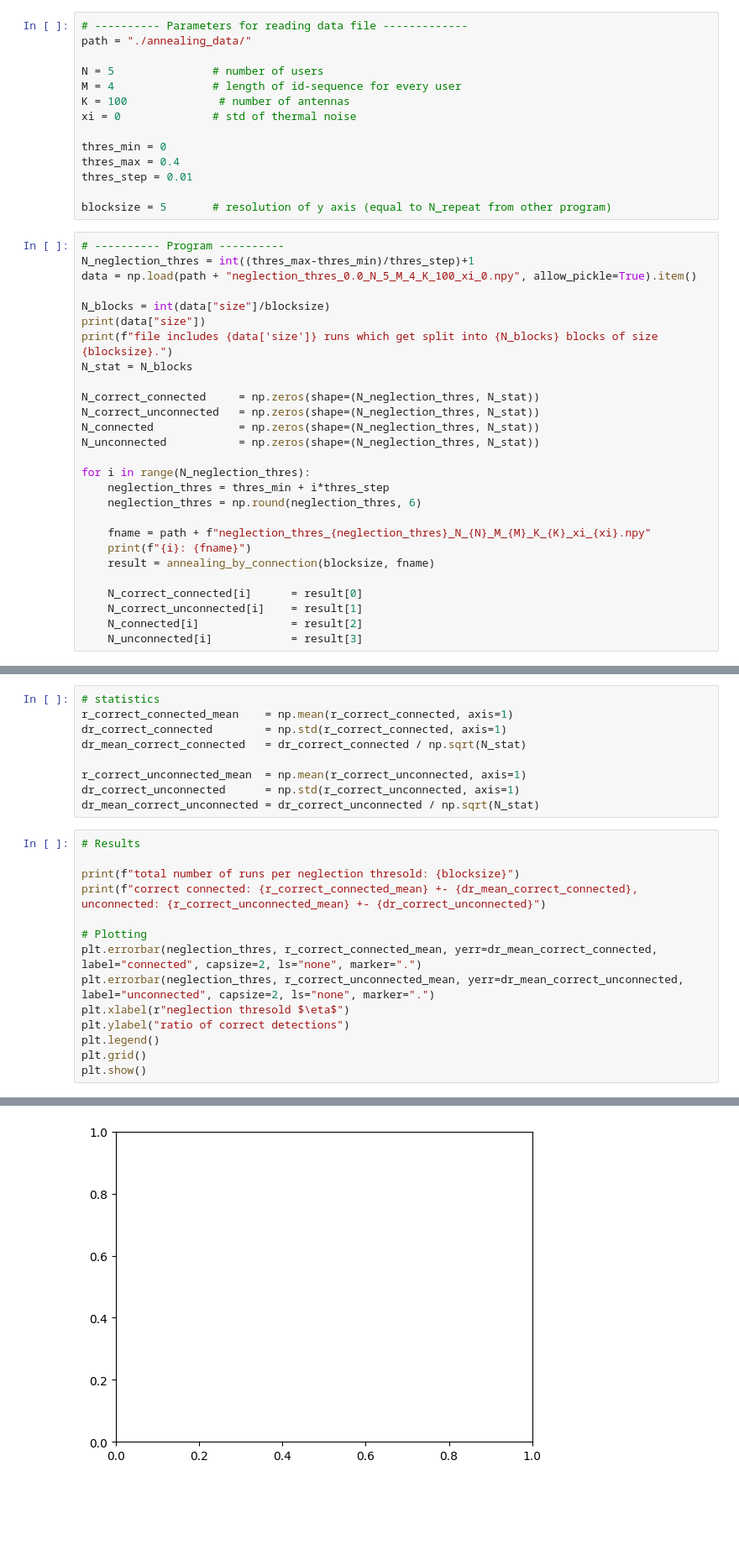
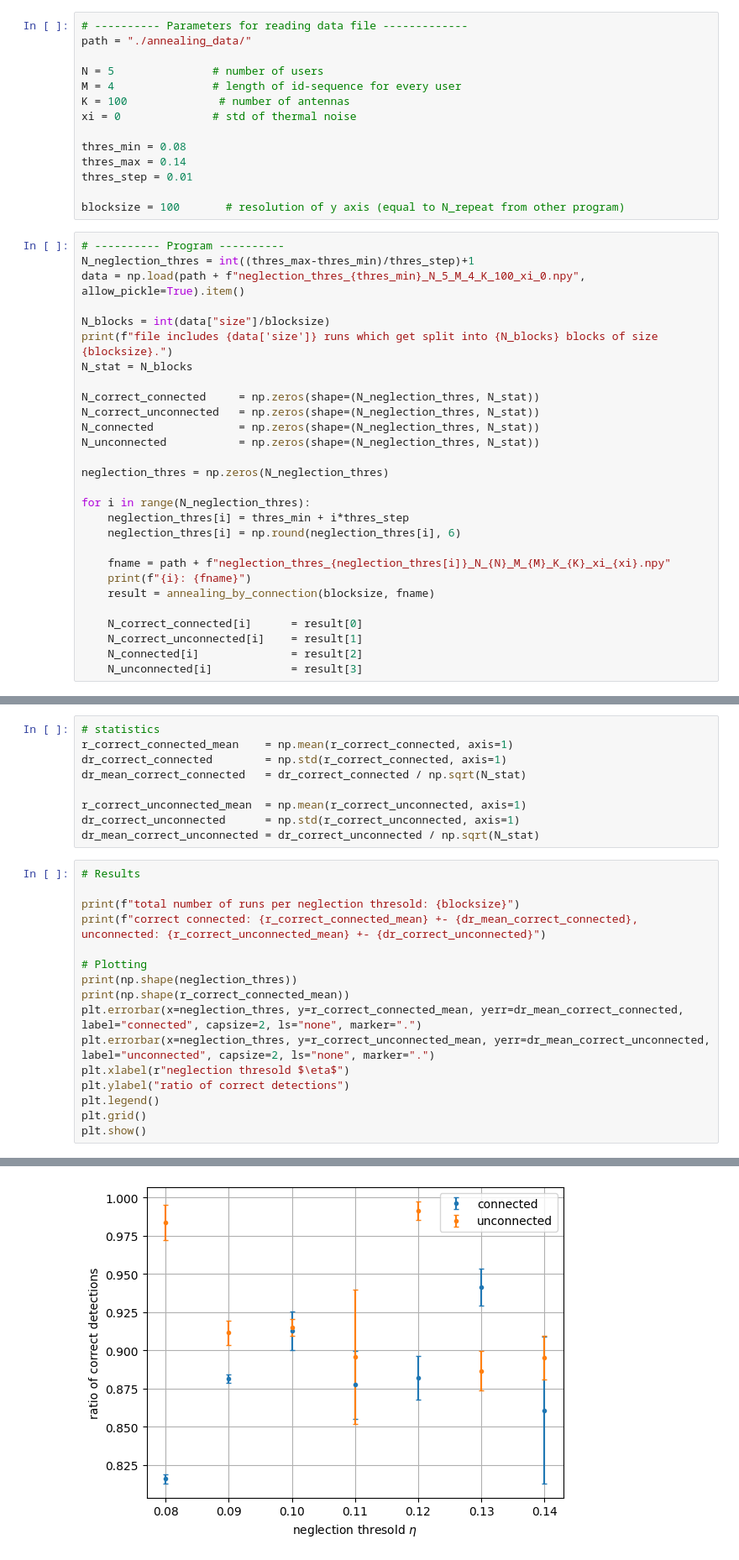
Before and after one commit to FabianGanzer/REP_quantum_annealing, a Jupyter notebook: connected_unconnected_comparion.ipynb, the cells around one changed output, grey strips where cells are left out. Shown at 84% size. Cells and saved outputs as stored; diff of their text form; blank space fills up the shorter version.

```diff
--- a/connected_unconnected_comparion.ipynb
+++ b/connected_unconnected_comparion.ipynb
@@ -48,18 +47,17 @@ M = 4               # length of id-sequence for every user
 K = 100              # number of antennas
 xi = 0              # std of thermal noise
 
-thres_min = 0
-thres_max = 0.4
+thres_min = 0.08
+thres_max = 0.14
 thres_step = 0.01
 
-blocksize = 5       # resolution of y axis (equal to N_repeat from other program)
+blocksize = 100       # resolution of y axis (equal to N_repeat from other program)
 # %%
 # ---------- Program ----------
 N_neglection_thres = int((thres_max-thres_min)/thres_step)+1
-data = np.load(path + "neglection_thres_0.0_N_5_M_4_K_100_xi_0.npy", allow_pickle=True).item()
+data = np.load(path + f"neglection_thres_{thres_min}_N_5_M_4_K_100_xi_0.npy", allow_pickle=True).item()
 
 N_blocks = int(data["size"]/blocksize)
-print(data["size"])
 print(f"file includes {data['size']} runs which get split into {N_blocks} blocks of size {blocksize}.")
 N_stat = N_blocks
 
@@ -68,11 +66,13 @@ N_correct_unconnected   = np.zeros(shape=(N_neglection_thres, N_stat))
 N_connected             = np.zeros(shape=(N_neglection_thres, N_stat))
 N_unconnected           = np.zeros(shape=(N_neglection_thres, N_stat))
 
+neglection_thres = np.zeros(N_neglection_thres)
+
 for i in range(N_neglection_thres):
-    neglection_thres = thres_min + i*thres_step
-    neglection_thres = np.round(neglection_thres, 6)
+    neglection_thres[i] = thres_min + i*thres_step
+    neglection_thres[i] = np.round(neglection_thres[i], 6)
 
-    fname = path + f"neglection_thres_{neglection_thres}_N_{N}_M_{M}_K_{K}_xi_{xi}.npy"
+    fname = path + f"neglection_thres_{neglection_thres[i]}_N_{N}_M_{M}_K_{K}_xi_{xi}.npy"
     print(f"{i}: {fname}")
     result = annealing_by_connection(blocksize, fname)
 
@@ -129,8 +115,10 @@ print(f"total number of runs per neglection thresold: {blocksize}")
 print(f"correct connected: {r_correct_connected_mean} +- {dr_mean_correct_connected}, unconnected: {r_correct_unconnected_mean} +- {dr_correct_unconnected}")
 
 # Plotting
-plt.errorbar(neglection_thres, r_correct_connected_mean, yerr=dr_mean_correct_connected, label="connected", capsize=2, ls="none", marker=".")
-plt.errorbar(neglection_thres, r_correct_unconnected_mean, yerr=dr_mean_correct_unconnected, label="unconnected", capsize=2, ls="none", marker=".")
+print(np.shape(neglection_thres))
+print(np.shape(r_correct_connected_mean))
+plt.errorbar(x=neglection_thres, y=r_correct_connected_mean, yerr=dr_mean_correct_connected, label="connected", capsize=2, ls="none", marker=".")
+plt.errorbar(x=neglection_thres, y=r_correct_unconnected_mean, yerr=dr_mean_correct_unconnected, label="unconnected", capsize=2, ls="none", marker=".")
 plt.xlabel(r"neglection thresold $\eta$")
 plt.ylabel("ratio of correct detections")
 plt.legend()
@@ -158 +136 @@ ValueError: 'x' and 'y' must have the same size
-[figure, old version]
+[figure, new version]
```
Also changed, not shown: parts of 4 cells of this notebook, 44 other files.
